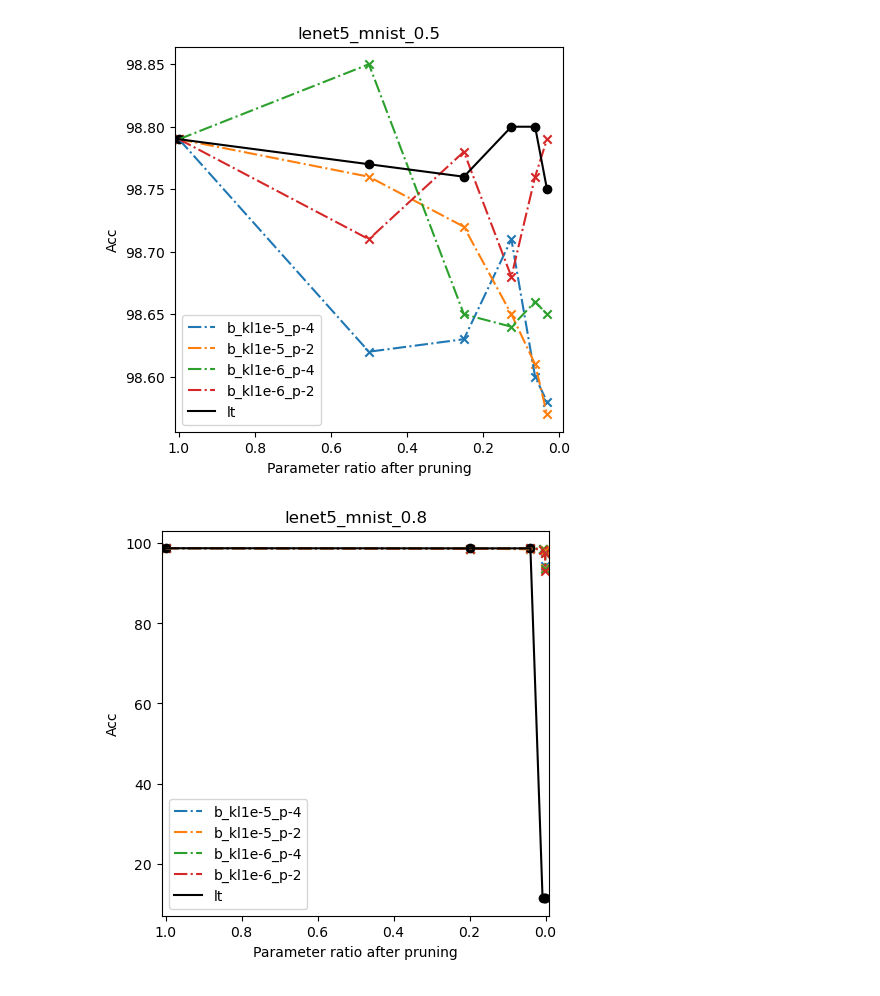
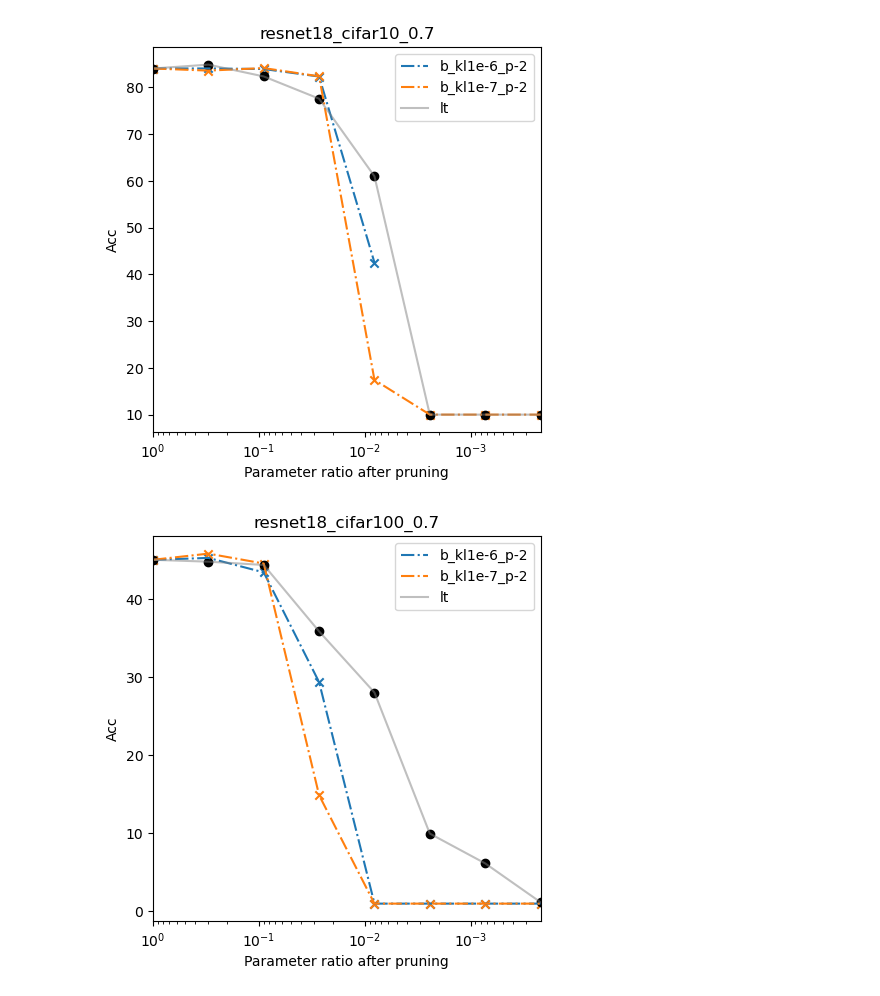
Before and after one commit to Avra98/prob_prune, a Jupyter notebook: postprocessing.ipynb, the cells around one changed output. Saved outputs shown, nothing was run; the diff lists cells and outputs as text; code cells hidden in the pictures.

```diff
--- a/postprocessing.ipynb
+++ b/postprocessing.ipynb
@@ -46,12 +53,12 @@ def plot_dict(data, title):
 
     return
 # %%
-datasets = ['mnist', 'fashionmnist', 'cifar10']
-model = ['lenet5', 'fc1']
-prune_rate = [0.5, 0.8]
-kls = ["1e-5", "1e-6"]
-priors = [-4, -2]
-root = 'Adam_rerun/'
+datasets = ["mnist",'fashionmnist']
+model = ['fc1', "lenet5"]
+prune_rate = [0.7]
+kls = ["1e-4","1e-5","1e-6"]
+priors = [-2]
+root = 'SAVE_Sep20/Adamlr1e-3wd0_initorg/'
 
 acc = []
 for arch_type in model:
@@ -74,6 +81,6 @@ for arch_type in model:
                             "}_arch{"+arch_type+
                             "}_percent{"+str(percent)+"}.out")
             KL_prune["lt"] = get_acc(file)
-            #print(len(KL_prune))
+
             plot_dict(KL_prune, arch_type+'_'+dataset+'_'+str(percent))
 # %% [output]
@@ -92,10 +91,10 @@ for arch_type in model:
 # %%
-datasets = ['mnist', 'fashionmnist', 'cifar10']
-model = ['lenet5', 'fc1']
-prune_rate = [0.5, 0.8]
-kls = ["1e-5", "1e-6"]
-priors = [-4, -2]
-root = 'SGD_lr_large/'
+datasets = ["mnist",'fashionmnist']
+model = ['fc1', "lenet5"]
+prune_rate = [0.7]
+kls = ["1e-4","1e-5","1e-6"]
+priors = [-2]
+root = 'SAVE_Sep20/SGD_lr1e-1wd3e-4_initorg/'
 
 acc = []
 for arch_type in model:
@@ -118,6 +117,6 @@ for arch_type in model:
                             "}_arch{"+arch_type+
                             "}_percent{"+str(percent)+"}.out")
             KL_prune["lt"] = get_acc(file)
-            #print(len(KL_prune))
+
             plot_dict(KL_prune, arch_type+'_'+dataset+'_'+str(percent))
 # %% [output]
@@ -136,34 +127,34 @@ for arch_type in model:
 # %%
-datasets = ['mnist', 'fashionmnist', 'cifar10']
-model = ['lenet5']
-prune_rate = [0.5, 0.8]
-kls = ["1e-5", "1e-6"]
-priors = [-4, -2]
-root = 'small_lr_sgd_beta=0.9,lr=1e-3/'
+datasets = ["cifar10",'cifar100']
+model = ['resnet18']
+prune_rate = [0.7]
+kls = ["1e-6","1e-7"]
+priors = [-2]
+root = 'SAVE_Sep20/Adam_lr1e-2wd0_initorg/'
 
 acc = []
 for arch_type in model:
 
     for dataset in datasets:
 
         for percent in prune_rate:
 
             KL_prune = {}
             for kl in kls:
                 for prior in priors:
                     file = (root+"bernoulli_kl{"+kl+
                             "}_data{"+dataset+
                             "}_arch{"+arch_type+
                             "}_prior{"+str(prior)+
                             "}_percent{"+str(percent)+"}.out")
                     KL_prune["b_kl"+kl+'_p'+str(prior)] = get_acc(file)
 
             file = (root+"lt_data{"+dataset+
                             "}_arch{"+arch_type+
                             "}_percent{"+str(percent)+"}.out")
             KL_prune["lt"] = get_acc(file)
-            #print(len(KL_prune))
+
             plot_dict(KL_prune, arch_type+'_'+dataset+'_'+str(percent))
 # %% [output]
-[figure, old version]
+[figure, new version]
-[figure, old version]
+[figure, new version]
```
Also changed, not shown: parts of 6 cells of this notebook, 4 other files.
